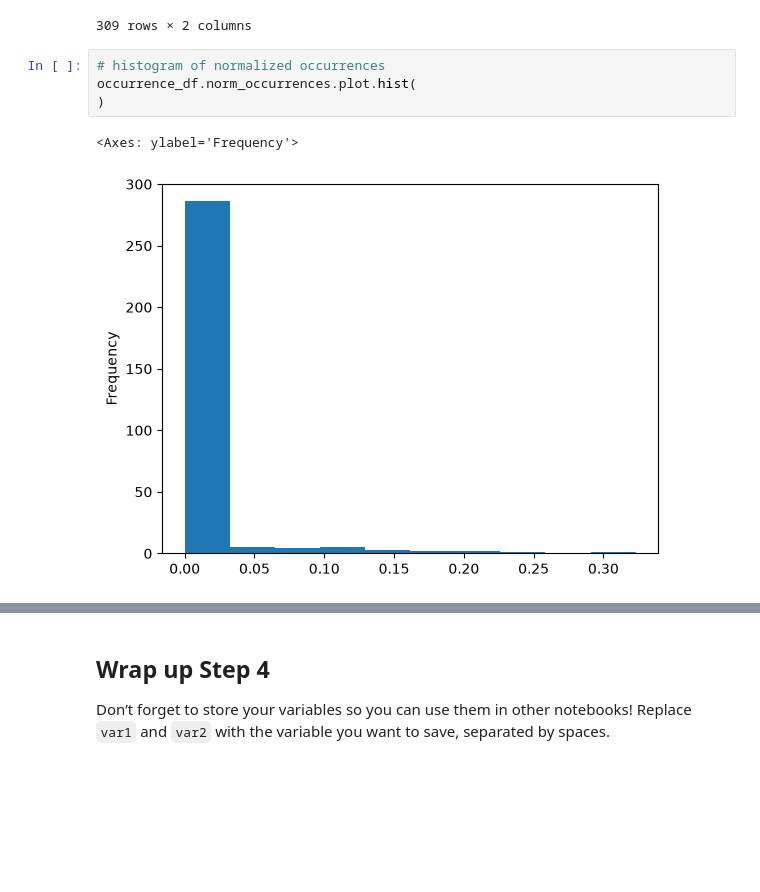
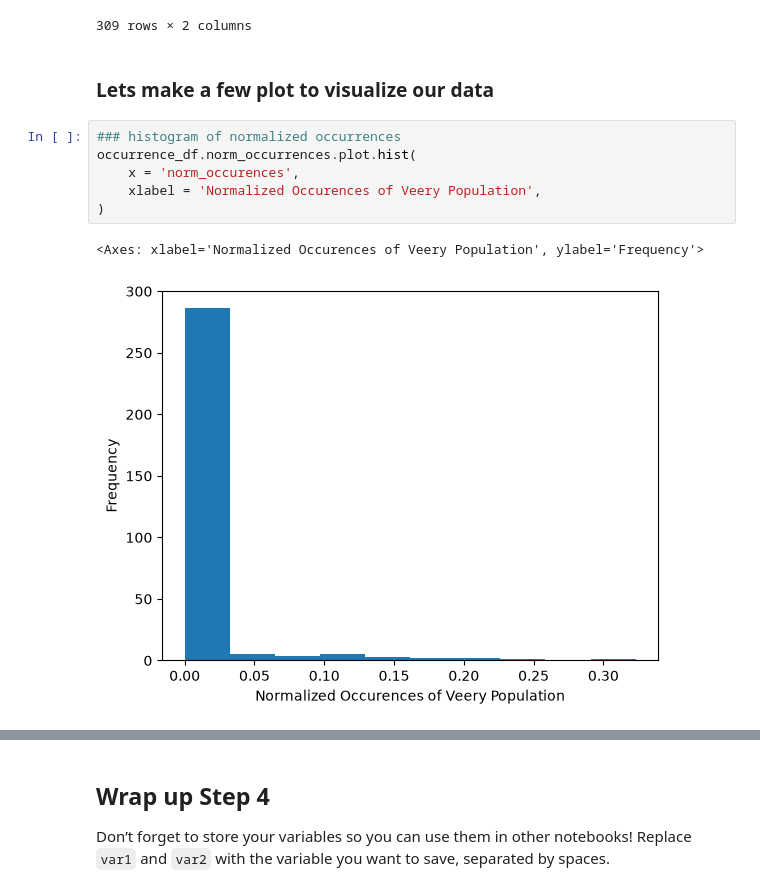
Before and after one commit to davidcwilcoxbuffs/02-migration-fall-template, a Jupyter notebook: notebooks/03-migration-normalize.ipynb, the cells around one changed output, grey strips where cells are left out. Drawn from its saved outputs; the diff is of its cells as text; blank space fills up the shorter version.

```diff
--- a/notebooks/03-migration-normalize.ipynb
+++ b/notebooks/03-migration-normalize.ipynb
@@ -141,10 +146,14 @@ occurrence_df
 | 845.0 | 9 | 28 | 0.005575 |
 |  | 10 | 9 | 0.014447 |
 309 rows × 2 columns
+# %% [markdown]
+### Lets make a few plot to visualize our data
 # %%
-# histogram of normalized occurrences
+### histogram of normalized occurrences
 occurrence_df.norm_occurrences.plot.hist(
+    x = 'norm_occurences',
+    xlabel = 'Normalized Occurences of Veery Population',
 )
 # %% [output]
-<Axes: ylabel='Frequency'>
+<Axes: xlabel='Normalized Occurences of Veery Population', ylabel='Frequency'>
-[figure, old version]
+[figure, new version]
```
Also changed, not shown: parts of 9 cells of this notebook, 3 other files.
